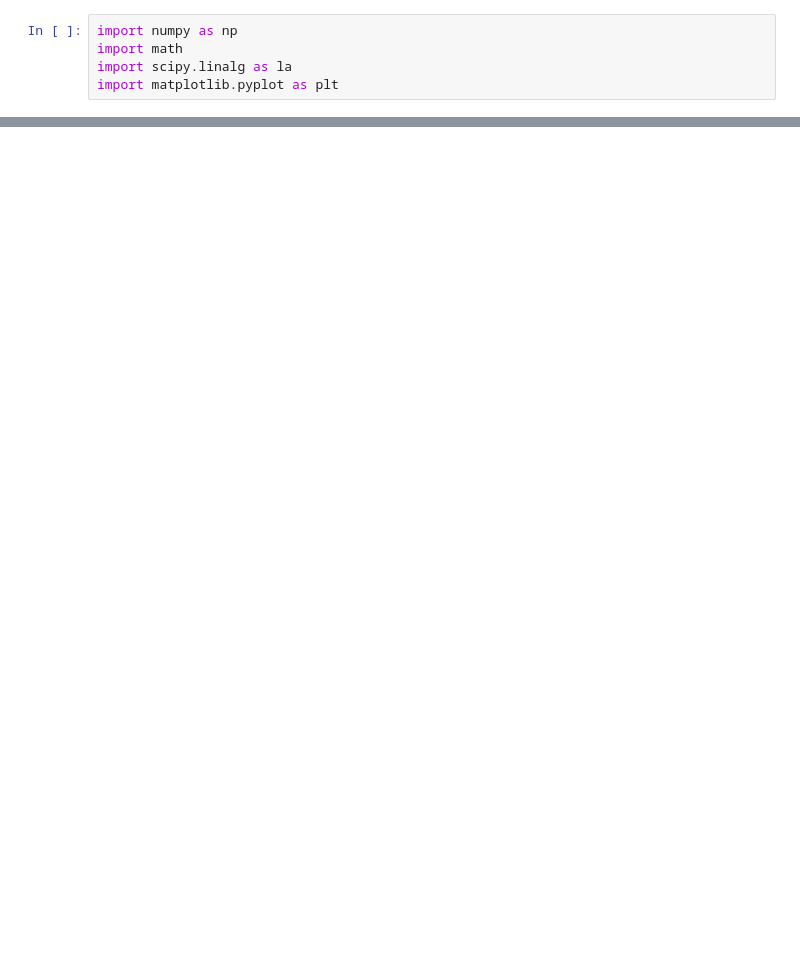
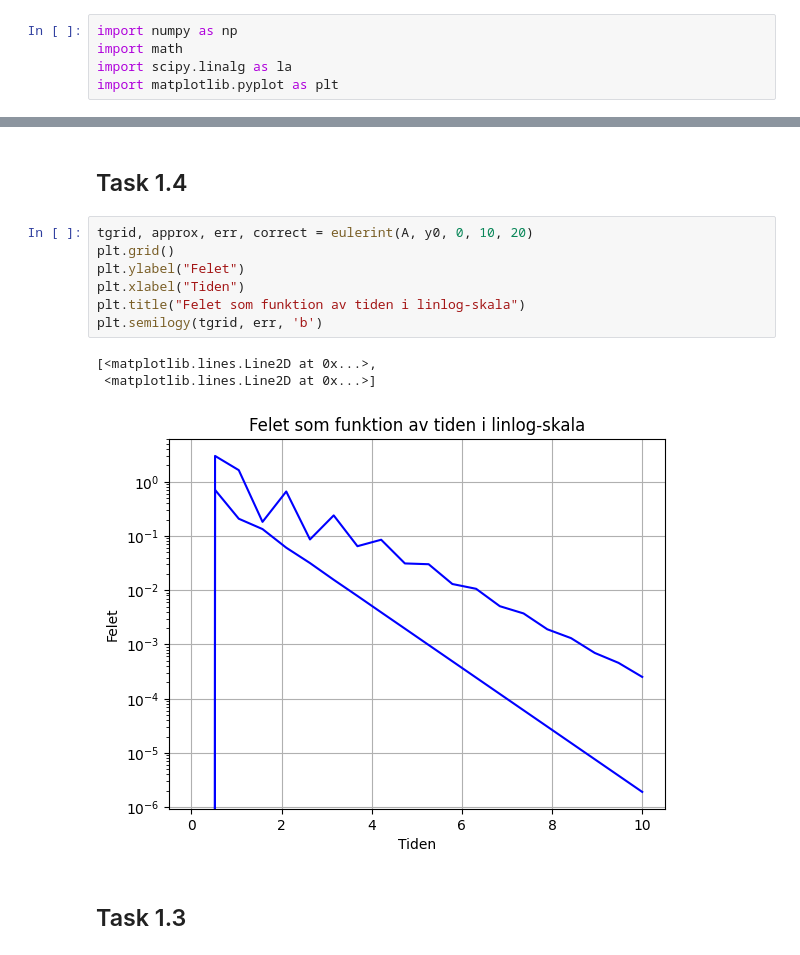
Before and after one commit to axelorrhede/Numerical-Methods-for-Differential-Equations, a Jupyter notebook: project0.ipynb, the cells around one changed output, grey strips where cells are left out. Saved outputs shown, nothing was run; the diff lists cells and outputs as text; blank space fills up the shorter version.

```diff
--- a/project0.ipynb
+++ b/project0.ipynb
@@ -5,0 +62,15 @@ import matplotlib.pyplot as plt
+# %% [markdown]
+## Task 1.4
+# %%
+tgrid, approx, err, correct = eulerint(A, y0, 0, 10, 20)
+plt.grid()
+plt.ylabel("Felet")
+plt.xlabel("Tiden")
+plt.title("Felet som funktion av tiden i linlog-skala")
+plt.semilogy(tgrid, err, 'b')
+# %% [output]
+[<matplotlib.lines.Line2D at 0x...>,
+ <matplotlib.lines.Line2D at 0x...>]
+[figure, added]
+# %% [markdown]
+## Task 1.3
```
Also changed, not shown: parts of 14 cells of this notebook.
